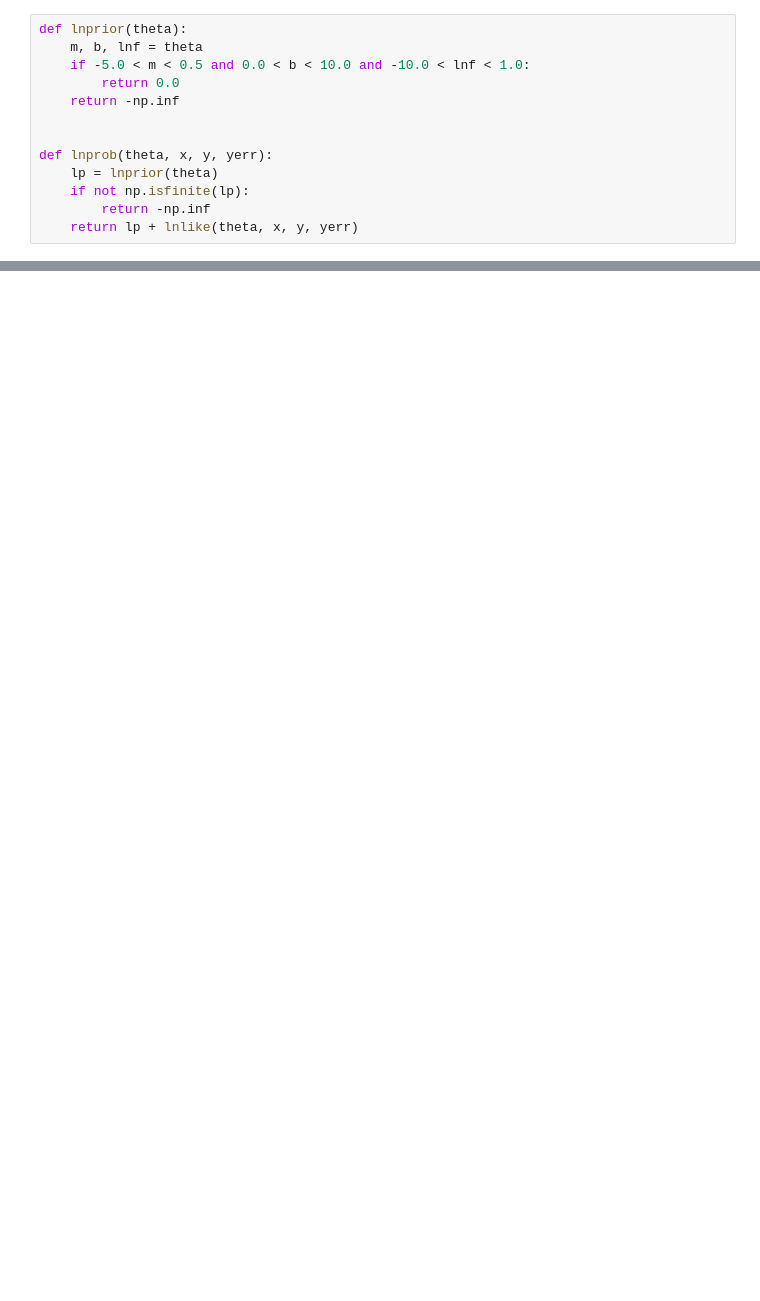
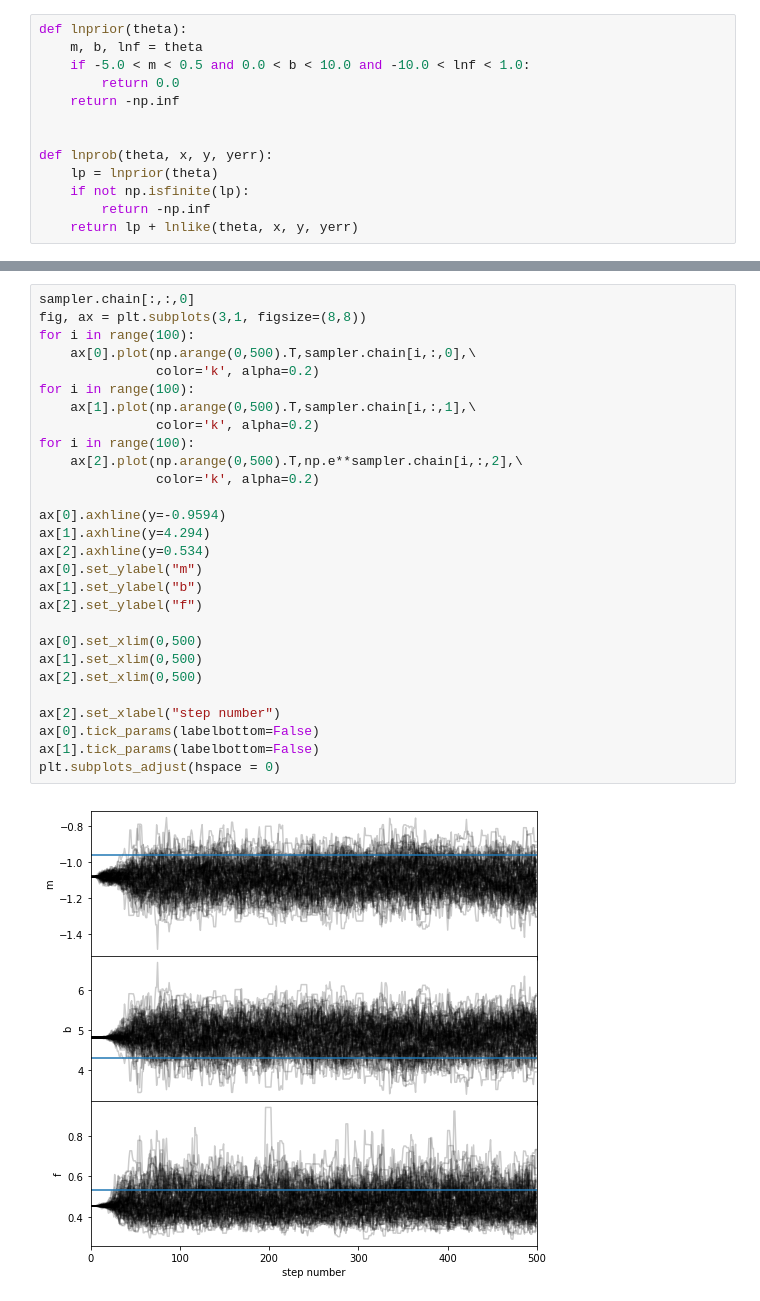
Before and after one commit to Caradryan/Example-Fitting-a-Model-to-Data, a Jupyter notebook: Example_fitting.ipynb, the cells around one changed output, grey strips where cells are left out. Drawn from its saved outputs; the diff is of its cells as text; blank space fills up the shorter version.

```diff
--- a/Example_fitting.ipynb
+++ b/Example_fitting.ipynb
@@ -154,0 +131,30 @@ KeyboardInterrupt:
+# %%
+sampler.chain[:,:,0]
+fig, ax = plt.subplots(3,1, figsize=(8,8))
+for i in range(100):
+    ax[0].plot(np.arange(0,500).T,sampler.chain[i,:,0],\
+               color='k', alpha=0.2)
+for i in range(100):
+    ax[1].plot(np.arange(0,500).T,sampler.chain[i,:,1],\
+               color='k', alpha=0.2)
+for i in range(100):
+    ax[2].plot(np.arange(0,500).T,np.e**sampler.chain[i,:,2],\
+               color='k', alpha=0.2)
+
+ax[0].axhline(y=-0.9594)
+ax[1].axhline(y=4.294)
+ax[2].axhline(y=0.534)
+ax[0].set_ylabel("m")
+ax[1].set_ylabel("b")
+ax[2].set_ylabel("f")
+
+ax[0].set_xlim(0,500)
+ax[1].set_xlim(0,500)
+ax[2].set_xlim(0,500)
+
+ax[2].set_xlabel("step number")
+ax[0].tick_params(labelbottom=False)
+ax[1].tick_params(labelbottom=False)
+plt.subplots_adjust(hspace = 0)
+# %% [output]
+[figure, added]
```
Also changed, not shown: parts of 11 cells of this notebook.
